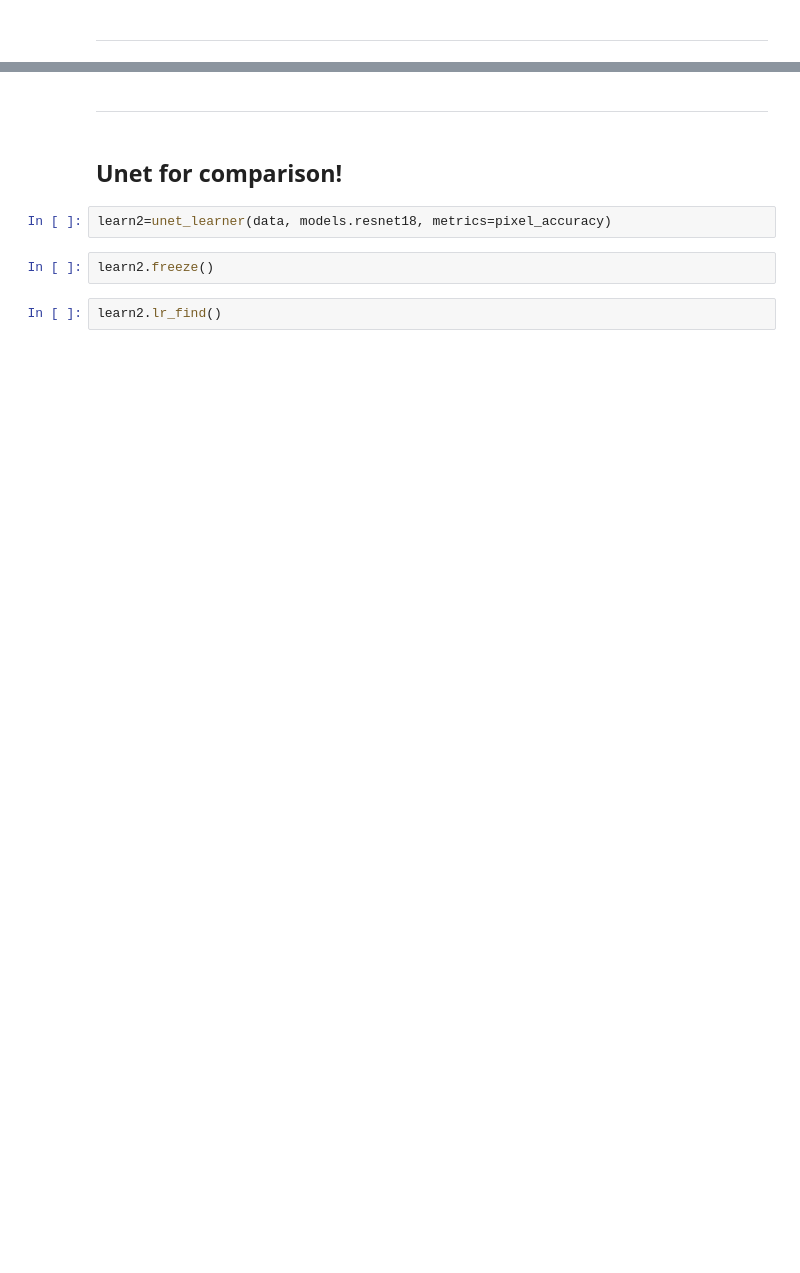
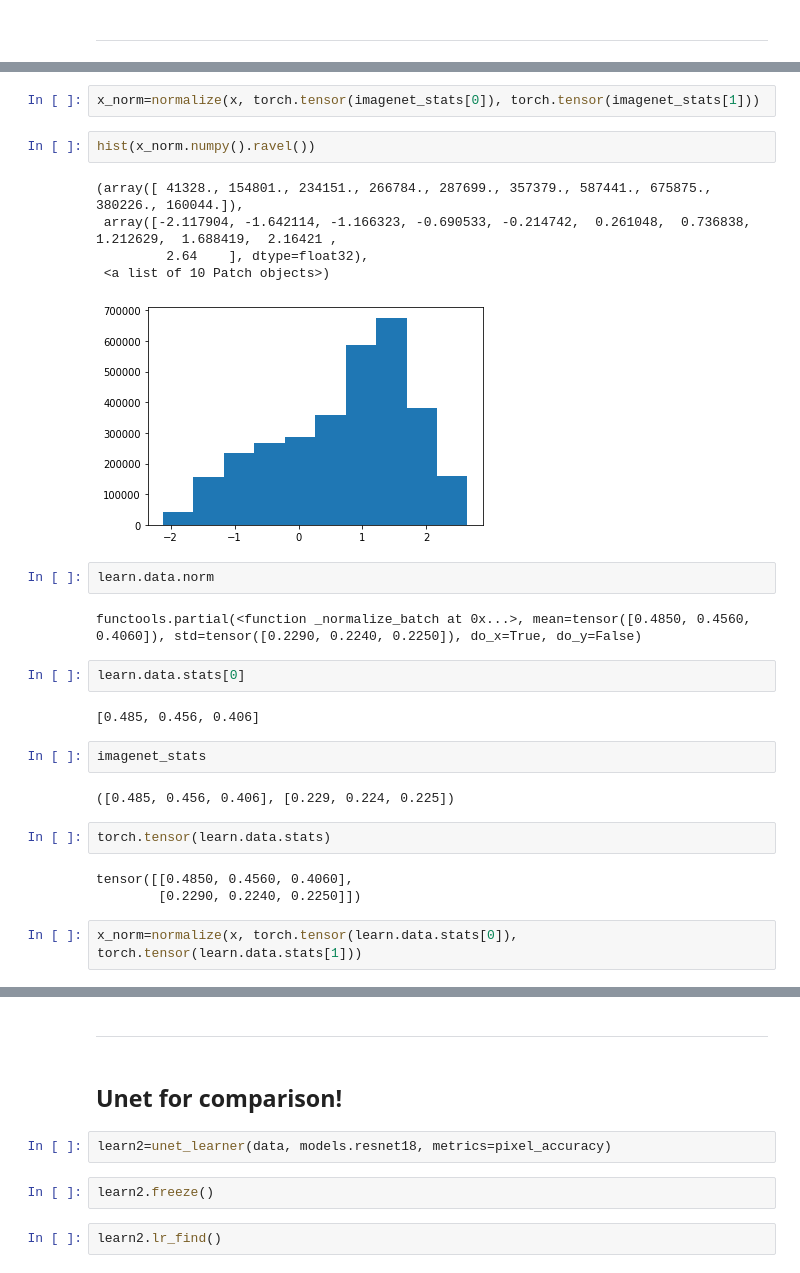
Before and after one commit to unccv/deep_learning_for_computer_vision, a Jupyter notebook: dev/BBC Experiment [Part 5 - Cleaned Basic Segmentation Bro].ipynb, the cells around one changed output, grey strips where cells are left out. Drawn from its saved outputs; the diff is of its cells as text; blank space fills up the shorter version.

```diff
--- a/dev/BBC Experiment [Part 5 - Cleaned Basic Segmentation Bro].ipynb
+++ b/dev/BBC Experiment [Part 5 - Cleaned Basic Segmentation Bro].ipynb
@@ -195,0 +233,29 @@ for i in range(8):
+# %%
+x_norm=normalize(x, torch.tensor(imagenet_stats[0]), torch.tensor(imagenet_stats[1]))
+# %%
+hist(x_norm.numpy().ravel())
+# %% [output]
+(array([ 41328., 154801., 234151., 266784., 287699., 357379., 587441., 675875., 380226., 160044.]),
+ array([-2.117904, -1.642114, -1.166323, -0.690533, -0.214742,  0.261048,  0.736838,  1.212629,  1.688419,  2.16421 ,
+         2.64    ], dtype=float32),
+ <a list of 10 Patch objects>)
+[figure, added]
+# %%
+learn.data.norm
+# %% [output]
+functools.partial(<function _normalize_batch at 0x...>, mean=tensor([0.4850, 0.4560, 0.4060]), std=tensor([0.2290, 0.2240, 0.2250]), do_x=True, do_y=False)
+# %%
+learn.data.stats[0]
+# %% [output]
+[0.485, 0.456, 0.406]
+# %%
+imagenet_stats
+# %% [output]
+([0.485, 0.456, 0.406], [0.229, 0.224, 0.225])
+# %%
+torch.tensor(learn.data.stats)
+# %% [output]
+tensor([[0.4850, 0.4560, 0.4060],
+        [0.2290, 0.2240, 0.2250]])
+# %%
+x_norm=normalize(x, torch.tensor(learn.data.stats[0]), torch.tensor(learn.data.stats[1]))
```
Also changed, not shown: parts of 29 cells of this notebook, 2 other files.
